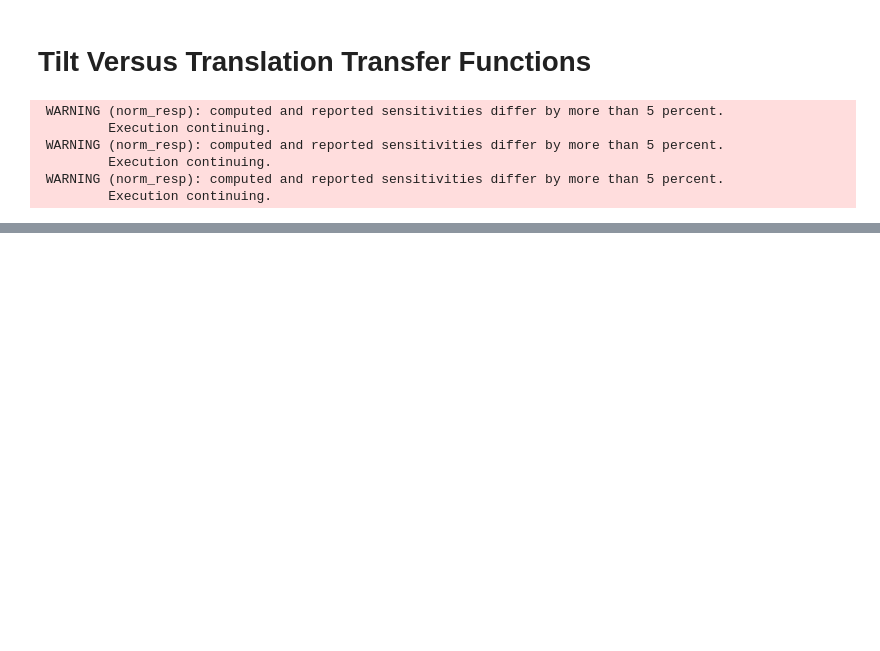
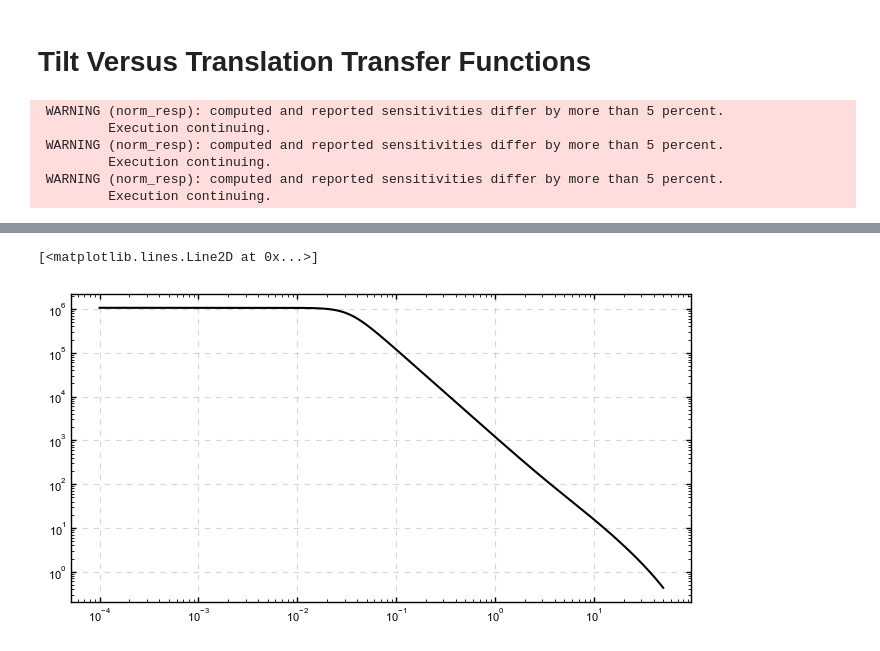
Before and after one commit to mchristoffersen/tiltErebusAugustine, a Jupyter notebook: S1_instrument_response.ipynb, the cells around one changed output, grey strips where cells are left out. Drawn from its saved outputs; the diff is of its cells as text; code cells hidden in the pictures; blank space fills up the shorter version.

```diff
--- a/S1_instrument_response.ipynb
+++ b/S1_instrument_response.ipynb
@@ -53,0 +56,5 @@ plt.savefig("figs/png/tilt_xfer.png", dpi=300, bbox_inches="tight")
+# %%
+plt.loglog(freq, np.abs(Ia * (-g) / (1j*(freq/2*np.pi))), label="Tilt (rad)")
+# %% [output]
+[<matplotlib.lines.Line2D at 0x...>]
+[figure, added]
```
Also changed, not shown: parts of 2 cells of this notebook, 4 other files.
